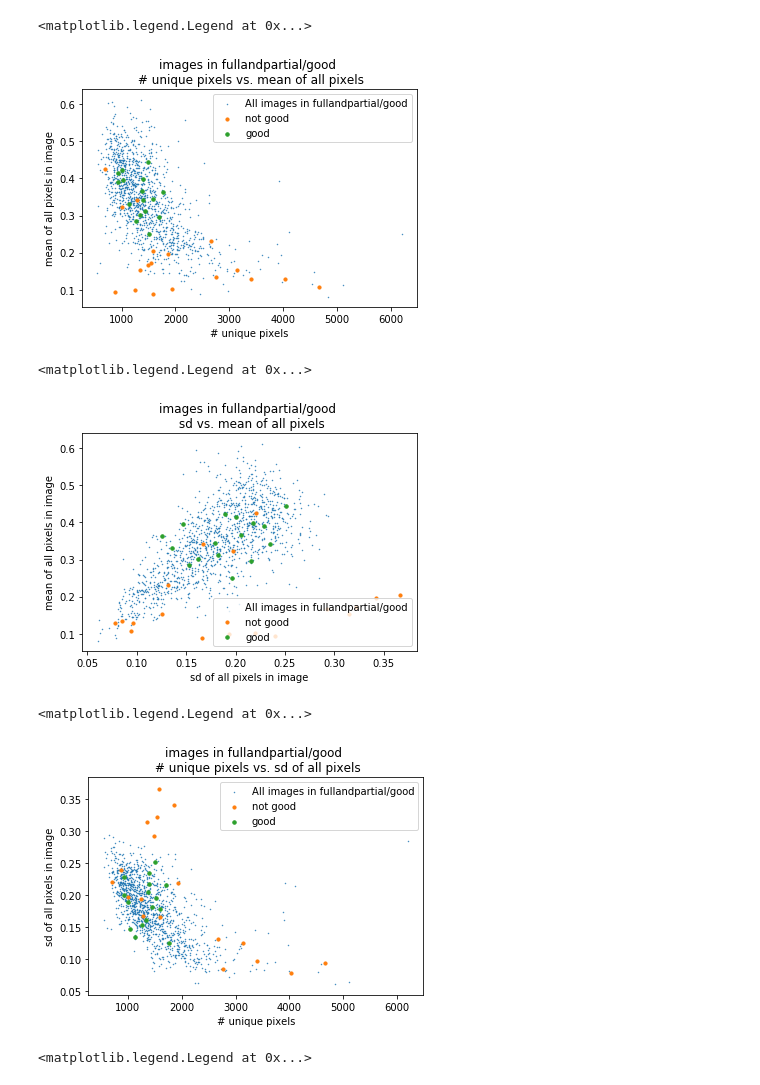
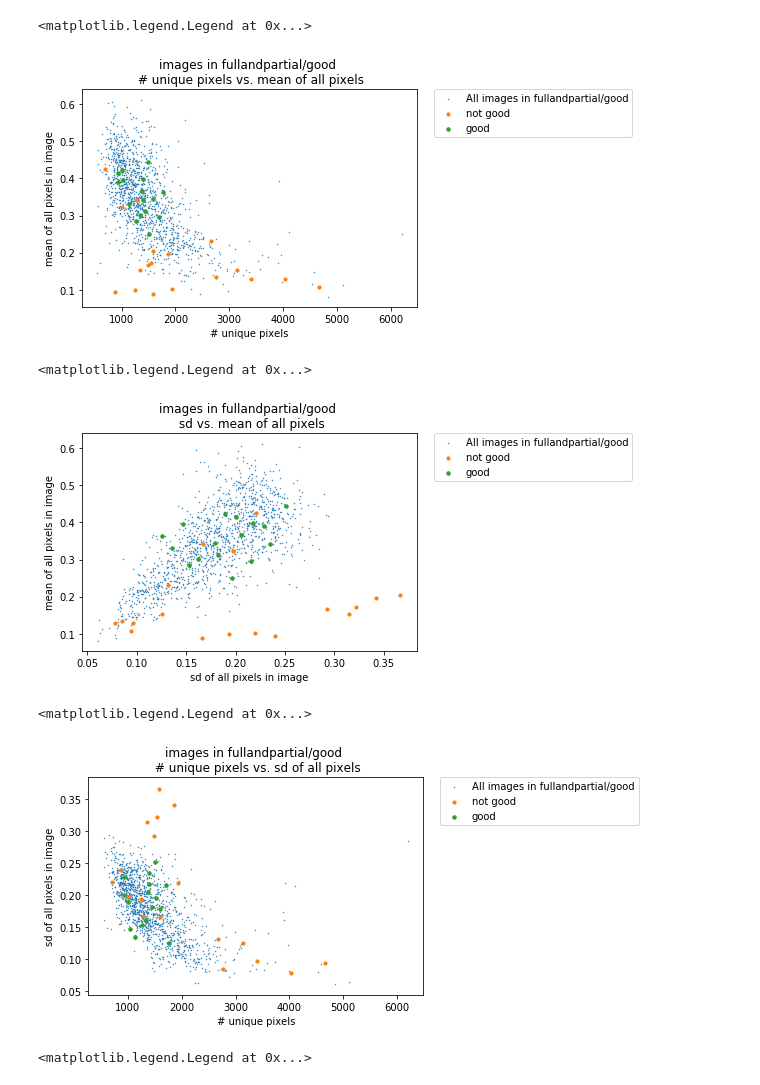
Before and after one commit to MaximilianPavon/MSc_thesis, a Jupyter notebook: 2_data/verification/preview.ipynb, the cells around one changed output. Cells and saved outputs as stored; diff of their text form; code cells hidden in the pictures.

Commit message:
move legend

```diff
--- a/2_data/verification/preview.ipynb
+++ b/2_data/verification/preview.ipynb
@@ -81,14 +81,14 @@ for file_name in good_name:
 # %%
 plt.scatter(un_pix,m_pix, s=0.2, label=f'All images in {path}')
 plt.scatter([un_pix[i] for i in not_good_i],[m_pix[i] for i in not_good_i], s=10, label='not good')
 plt.scatter([un_pix[i] for i in good_i],[m_pix[i] for i in good_i], s=12, label='good')
 plt.xlabel('# unique pixels')
 plt.ylabel('mean of all pixels in image')
 plt.title(f'images in {path} \n # unique pixels vs. mean of all pixels')
-plt.legend()
+plt.legend(bbox_to_anchor=(1.05, 1), loc=2, borderaxespad=0.)
 # %% [output]
 <matplotlib.legend.Legend at 0x...>
-[figure, old version]
+[figure, new version]
 # %%
 plt.scatter(sd_pix,m_pix, s=0.2, label=f'All images in {path}')
 plt.scatter([sd_pix[i] for i in not_good_i],[m_pix[i] for i in not_good_i], s=10, label='not good')
@@ -96,10 +96,10 @@ plt.scatter([sd_pix[i] for i in good_i],[m_pix[i] for i in good_i], s=12, label=
 plt.xlabel('sd of all pixels in image')
 plt.ylabel('mean of all pixels in image')
 plt.title(f'images in {path} \n sd vs. mean of all pixels')
-plt.legend()
+plt.legend(bbox_to_anchor=(1.05, 1), loc=2, borderaxespad=0.)
 # %% [output]
 <matplotlib.legend.Legend at 0x...>
-[figure, old version]
+[figure, new version]
 # %%
 plt.scatter(un_pix,sd_pix, s=0.2, label=f'All images in {path}')
 plt.scatter([un_pix[i] for i in not_good_i],[sd_pix[i] for i in not_good_i], s=10, label='not good')
@@ -107,10 +107,10 @@ plt.scatter([un_pix[i] for i in good_i],[sd_pix[i] for i in good_i], s=12, label
 plt.xlabel('# unique pixels')
 plt.ylabel('sd of all pixels in image')
 plt.title(f'images in {path} \n # unique pixels vs. sd of all pixels')
-plt.legend()
+plt.legend(bbox_to_anchor=(1.05, 1), loc=2, borderaxespad=0.)
 # %% [output]
 <matplotlib.legend.Legend at 0x...>
-[figure, old version]
+[figure, new version]
 # %%
 hist = plt.hist(un_pix, bins=40, density=True, label='all images in good');
 plt.vlines([un_pix[i] for i in not_good_i], 0, hist[0].max(), label='not good', colors='r')
```
Also changed, not shown: parts of 2 cells of this notebook.
